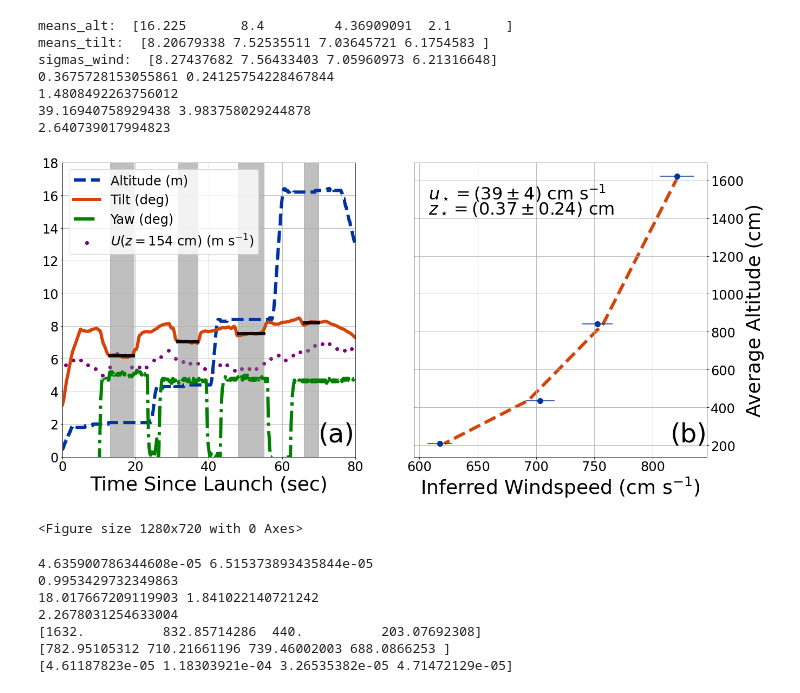
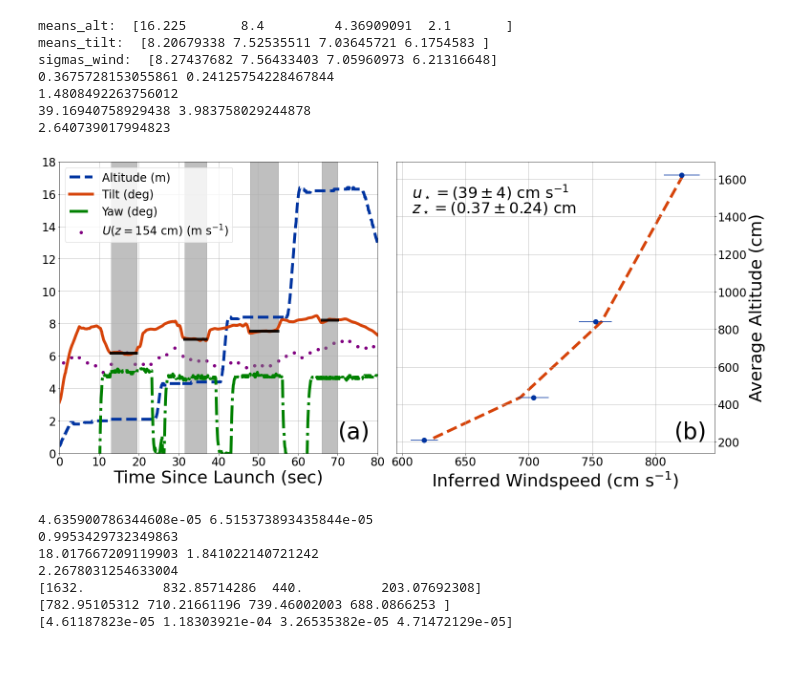
Before and after one commit to BoiseStatePlanetary/Optimizing-Number-and-Placement-of-Anemometers, a Jupyter notebook: figures and data/Inspecting Flight Files.ipynb, the cells around one changed output. Cells and saved outputs as stored; diff of their text form; code cells hidden in the pictures; blank space fills up the shorter version.

Commit message:
Finally fixed the figure

```diff
--- a/figures and data/Inspecting Flight Files.ipynb
+++ b/figures and data/Inspecting Flight Files.ipynb
@@ -36,7 +36,6 @@ ax2 = fig.add_subplot(122)
 filename = "Field_Experiments/Drone_Experiments/2022-06-08_17-49-18_v2.csv"
 data = np.genfromtxt(filename, delimiter=',', names=True)
 
-fig = plt.figure(figsize=(10*aspect_ratio, 10))
 tilt = calc_tilt(data['pitchdeg'], data['rolldeg'])
 # estimate tilt uncertainty using point-to-point differences
 tilt_sigma = np.median(np.abs(tilt[1:] - tilt[:-1]))
@@ -182,35 +181,34 @@ ax2.grid(True)
 
 ax2.text(0.875, 0.05, "(b)", fontsize=48, transform=ax2.transAxes)
 ax2.text(0.05, 0.875, r'$u_\star = \left( %.0f\pm%.0f \right)\ {\rm cm\ s^{-1}}$' % (ustar, sigma_ustar),
          fontsize=32, transform=ax2.transAxes)
 ax2.text(0.05, 0.825, r'$z_\star = \left( %.2f\pm%.2f \right)\ {\rm cm}$' % (zstar, sigma_zstar),
          fontsize=32, transform=ax2.transAxes)
 
 print(zstar, sigma_zstar)
 best_fit_zstar = 0.01
 best_fit_zstar_sigma = 0.01
 print(np.abs(zstar - best_fit_zstar)/np.sqrt(sigma_zstar**2 + best_fit_zstar_sigma**2))
 print(ustar, sigma_ustar)
 best_fit_ustar = 26.
 best_fit_ustar_sigma = 3.
 print(np.abs(ustar - best_fit_ustar)/np.sqrt(sigma_ustar**2 + best_fit_ustar_sigma**2))
 
 # print(x)
 # print(y)
 # print(x*np.exp(-kappa*y/ustar))
 
 plt.tight_layout()
 fig.savefig("wind_profile_experiment_2022-06-08_17-49-18_v2.jpg", dpi=300, bbox_inches="tight")
 # %% [output]
 means_alt:  [16.225       8.4         4.36909091  2.1       ]
 means_tilt:  [8.20679338 7.52535511 7.03645721 6.1754583 ]
 sigmas_wind:  [8.27437682 7.56433403 7.05960973 6.21316648]
 0.3675728153055861 0.24125754228467844
 1.4808492263756012
 39.16940758929438 3.983758029244878
 2.640739017994823
-[figure, old version]
+[figure, new version]
-<Figure size 1280x720 with 0 Axes>
 # %%
 kappa = 0.4
 
```
Also changed, not shown: 1 other file.
